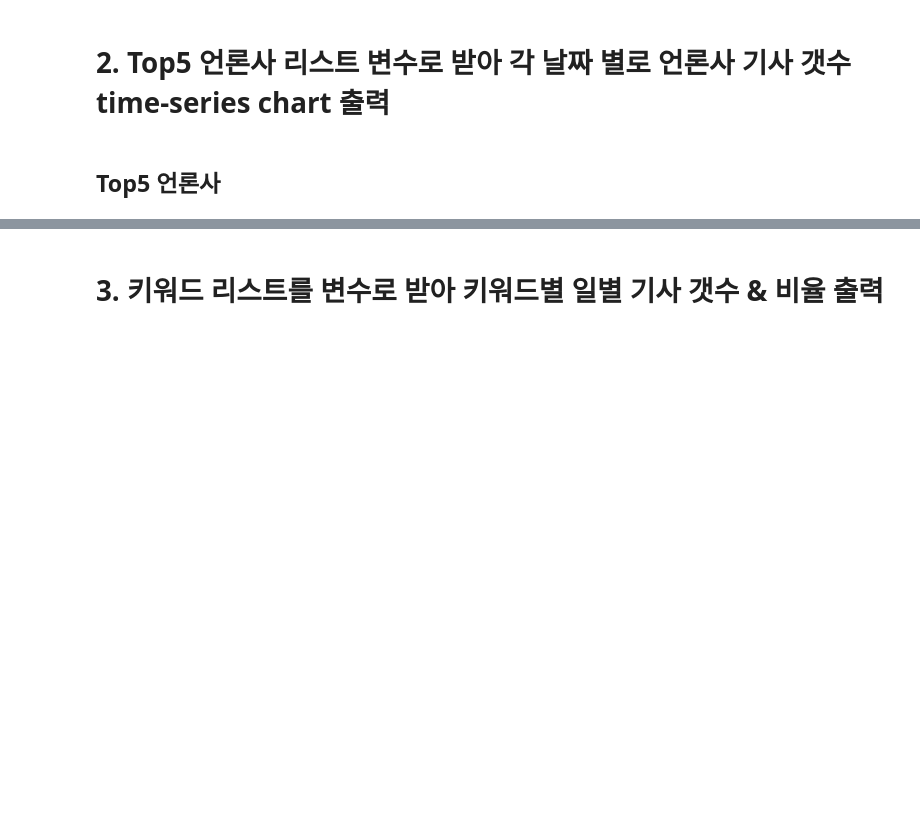
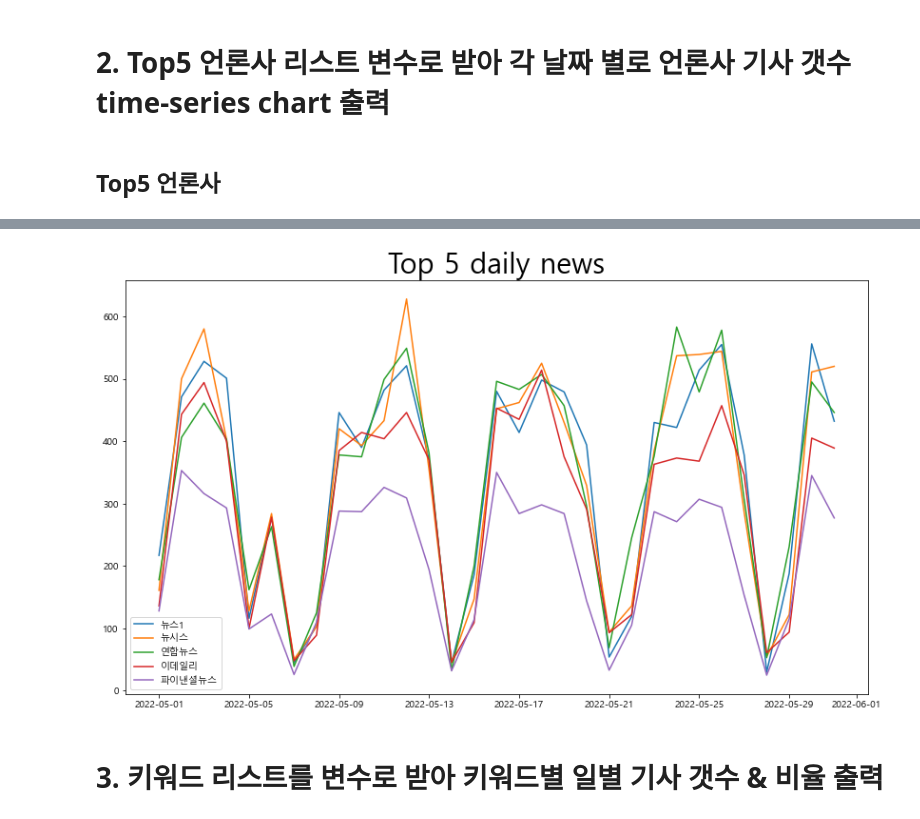
Before and after one commit to MalrangQuant/Unstructrued_data_TP, a Jupyter notebook: Final Organization/Final_Organization_Module.ipynb, the cells around one changed output, grey strips where cells are left out. Cells and saved outputs as stored; diff of their text form; code cells hidden in the pictures; blank space fills up the shorter version.

```diff
--- a/Final Organization/Final_Organization_Module.ipynb
+++ b/Final Organization/Final_Organization_Module.ipynb
@@ -121,7 +152,10 @@ top_publisher(5)
 # %%
-def publisher_daily_news_trend (publisher_list):
+def publisher_daily_news_trend (publisher_list, date_from, date_to):
 
-    time_idx = daily_news_df().index.to_list()
+    time_idx = daily_news_df(date_from, date_to).index.to_list()
+
+    date_from = dt.datetime.strptime(date_from, '%Y-%m-%d').isoformat()[0:10]
+    date_to = dt.datetime.strptime(date_to, '%Y-%m-%d').isoformat()[0:10]
 
     df = pd.DataFrame(index=time_idx)
 
@@ -133,9 +167,16 @@ def publisher_daily_news_trend (publisher_list):
 
 
     for keyword in publisher_list:
-        query = """
-            {
-                "size": 0,
+        query = {
+            "size": 0,
+            "query":{
+                "range":{
+                    "created_at": {
+                        "gte": date_from,
+                        "lte": date_to
+                        }
+                    }
+                },
                 "aggs": {
                     "group_by_date":{
                         "date_histogram": {
@@ -146,15 +187,14 @@ def publisher_daily_news_trend (publisher_list):
                 },
                 "query":{
                     "match":{
-                    "publisher": "%s"
+                    "publisher": keyword
                     }
                 }
-            }
-        """ %str(keyword)
+        }
 
         resp = requests.get(
             url,
-            data=query.encode('utf-8'),
+            data=json.dumps(query),
             headers=headers,
             auth= ELASTIC_SEARCH_AUTH
         )
@@ -197,3 +233,7 @@ publisher_daily_news_trend(top_publisher(5))
+# %%
+df_plotting(publisher_daily_news_trend(top_publisher(5, "2022-05-01", "2022-05-31"), "2022-05-01", "2022-05-31"),"Top 5 daily news")
+# %% [output]
+[figure, added]
 # %% [markdown]
 # 3. 키워드 리스트를 변수로 받아 키워드별 일별 기사 갯수 & 비율 출력
 # %%
```
Also changed, not shown: parts of 21 cells of this notebook, 2 other files.
